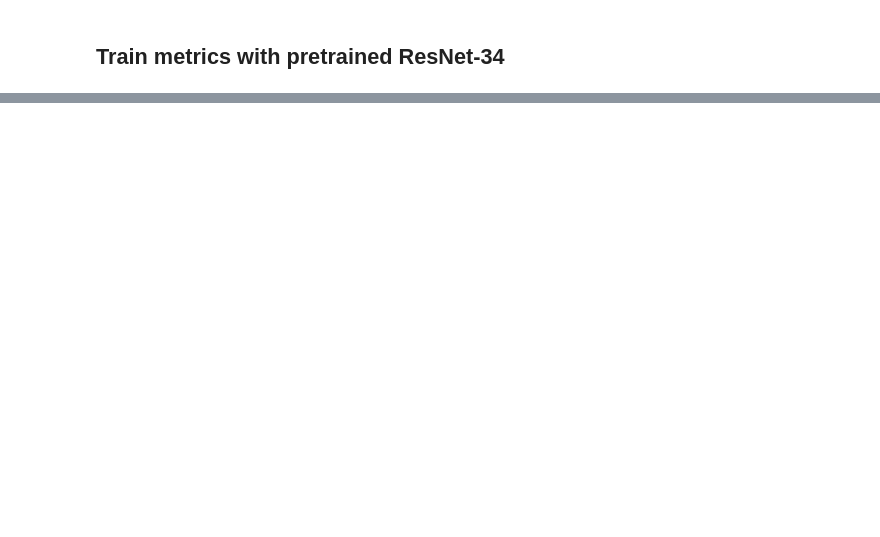
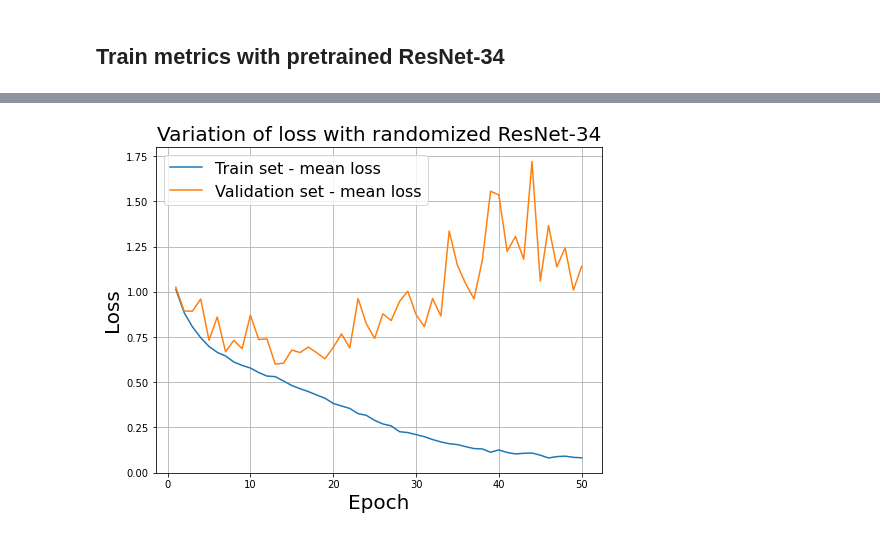
Before and after one commit to AbhishekRS4/Deep_Learning, a Jupyter notebook: src/cv_task/plot_graphs.ipynb, the cells around one changed output, grey strips where cells are left out. Drawn from its saved outputs; the diff is of its cells as text; code cells hidden in the pictures; blank space fills up the shorter version.

```diff
--- a/src/cv_task/plot_graphs.ipynb
+++ b/src/cv_task/plot_graphs.ipynb
@@ -91,0 +95,4 @@ fig.show()
+# %%
+csv_train_random = "model_random/train_metrics.csv"
+# %%
+df_train_random = pd.read_csv(csv_train_random)
@@ -91,0 +108,12 @@ fig.show()
+# %%
+fig = plt.figure(figsize=(8, 6))
+plt.plot(df_train_random.epoch, df_train_random.loss_train, "-", label="Train set - mean loss")
+plt.plot(df_train_random.epoch, df_train_random.loss_valid, "-", label="Validation set - mean loss")
+plt.ylabel("Loss", fontsize=20)
+plt.xlabel("Epoch", fontsize=20)
+plt.title("Variation of loss with randomized ResNet-34", fontsize=20)
+plt.legend(fontsize=16)
+plt.grid()
+fig.show()
+# %% [output]
+[figure, added]
```
Also changed, not shown: parts of 20 cells of this notebook.
